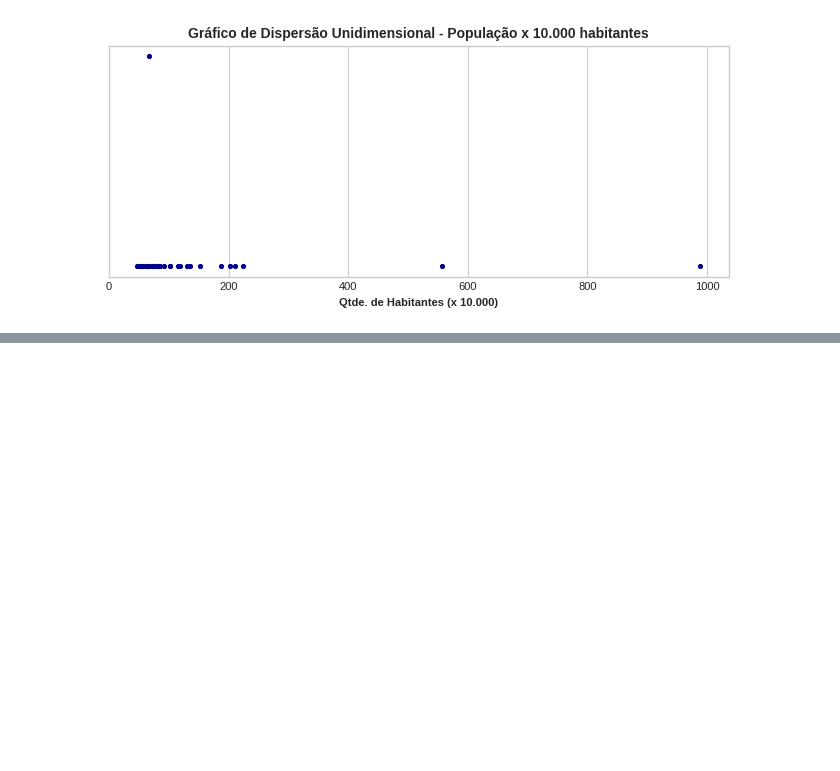
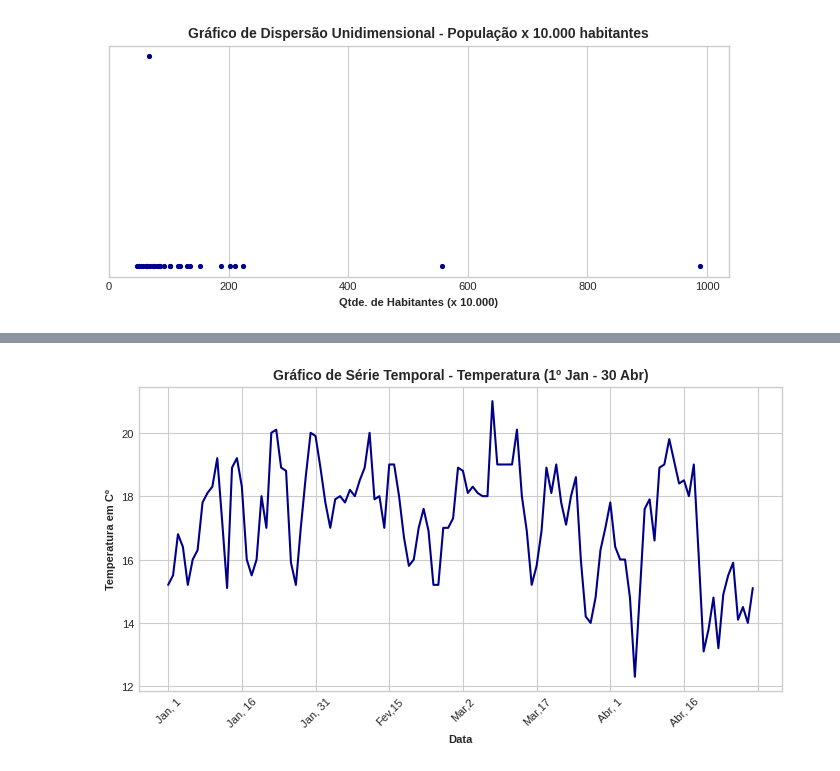
Before and after one commit to damian-nestea/estatistica-basica-bussabemorettin, a Jupyter notebook: notebooks/Cap02_Resumo_Dados.ipynb, the cells around one changed output, grey strips where cells are left out. Cells and saved outputs as stored; diff of their text form; code cells hidden in the pictures; blank space fills up the shorter version.

```diff
--- a/notebooks/Cap02_Resumo_Dados.ipynb
+++ b/notebooks/Cap02_Resumo_Dados.ipynb
@@ -830,0 +884,6 @@ plt.show()
+# %%
+# Importando planilha do Excel com dados de poluição
+nome_aba = 'CD-Poluicao'
+df_poluicao = pd.read_excel(file_path, sheet_name = nome_aba, skiprows=8)
+
+df_poluicao.head(5)
@@ -830,0 +897,22 @@ plt.show()
+# %%
+# Importando Ticker para mostrar menos etiquetas no eixo X
+import matplotlib.ticker as ticker
+
+# Definindo tamanho do gráfico
+plt.rcParams['figure.figsize'] = (7,4)
+
+# Construindo gráfico de linha (para série temporal)
+plt.plot(df_poluicao['Data'], df_poluicao['temp'], color='darkblue')
+plt.title('Gráfico de Série Temporal - Temperatura (1º Jan - 30 Abr)', fontsize=10, fontweight='bold')
+plt.xlabel('Data', fontweight='semibold')
+plt.ylabel('Temperatura em Cº', fontweight='semibold')
+plt.xticks(rotation=45)
+
+# Definindo 10 etiquetas no eixo X
+plt.gca().xaxis.set_major_locator(ticker.MaxNLocator(10))
+
+plt.tight_layout()
+
+plt.show()
+# %% [output]
+[figure, added]
```
Also changed, not shown: parts of 12 cells of this notebook.
